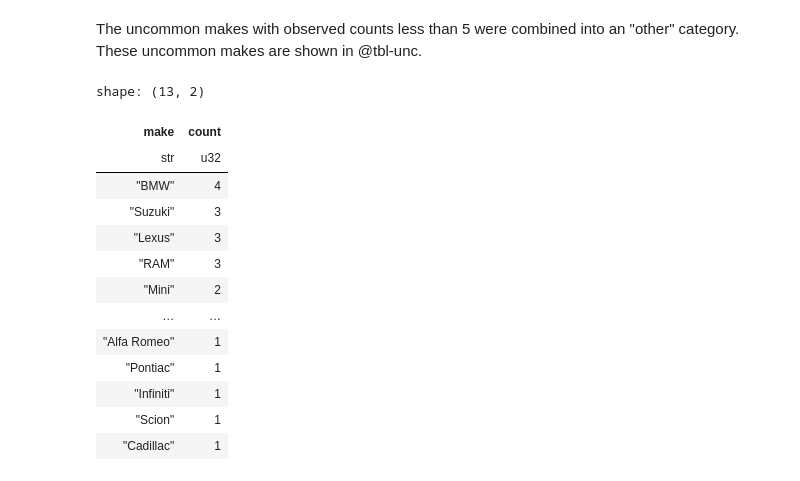
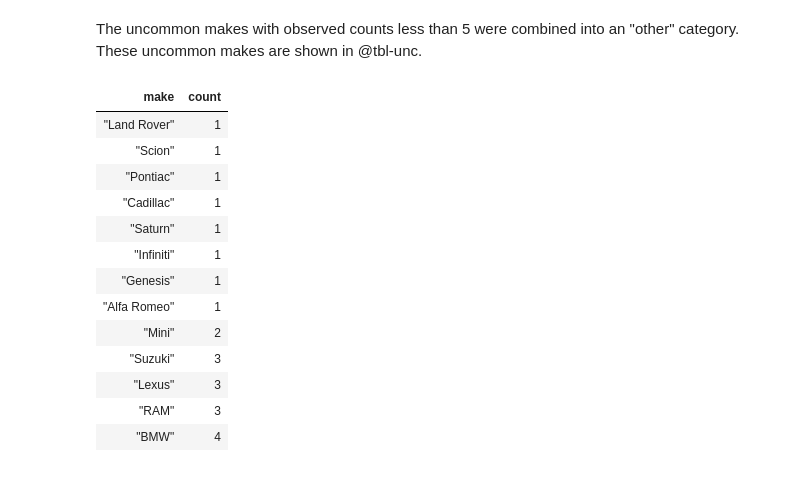
Before and after one commit to iamgiddyaboutgit/cars, a Jupyter notebook: src/makes.ipynb, the cells around one changed output. Saved outputs shown, nothing was run; the diff lists cells and outputs as text; code cells hidden in the pictures.

```diff
--- a/src/makes.ipynb
+++ b/src/makes.ipynb
@@ -26,23 +26,29 @@ uncommon_makes = (makes
 The uncommon makes with observed counts less than 5 were combined into an "other" category.  These uncommon makes are shown in @tbl-unc.
 # %%
 #| tbl-cap: Uncommon Makes in Sample
-#| label: unc
-uncommon_makes.collect()
+#| label: tbl-unc
+#| tbl-align: center
+with pl.Config(
+    tbl_hide_column_data_types=True,
+    tbl_hide_dataframe_shape=True,
+    set_tbl_rows=-1
+):
+    display(uncommon_makes.collect())
 # %% [output]
-shape: (13, 2)
 | make | count |
-| str | u32 |
-| "BMW" | 4 |
+| "Land Rover" | 1 |
+| "Scion" | 1 |
+| "Pontiac" | 1 |
+| "Cadillac" | 1 |
+| "Saturn" | 1 |
+| "Infiniti" | 1 |
+| "Genesis" | 1 |
+| "Alfa Romeo" | 1 |
+| "Mini" | 2 |
 | "Suzuki" | 3 |
 | "Lexus" | 3 |
 | "RAM" | 3 |
-| "Mini" | 2 |
-| … | … |
-| "Alfa Romeo" | 1 |
-| "Pontiac" | 1 |
-| "Infiniti" | 1 |
-| "Scion" | 1 |
-| "Cadillac" | 1 |
+| "BMW" | 4 |
 # %%
 common_makes = (makes
     .filter(pl.col("count") >= 5)
```
Also changed, not shown: parts of 1 cell of this notebook, 2 other files.
